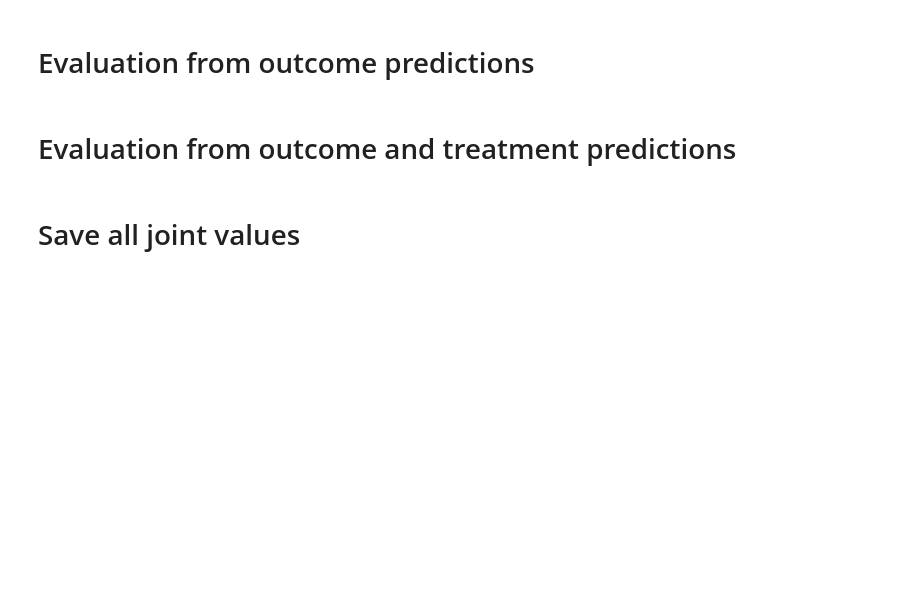
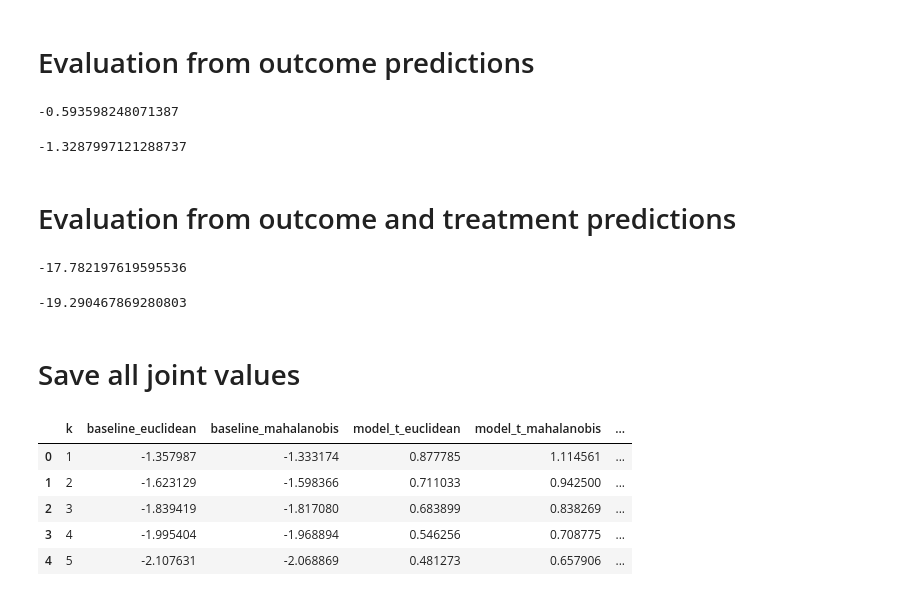
Before and after one commit to kalkairis/causal_inference_2018, a Jupyter notebook: src/kang_schafer.ipynb, the cells around one changed output. Saved outputs shown, nothing was run; the diff lists cells and outputs as text; code cells hidden in the pictures; blank space fills up the shorter version.

```diff
--- a/src/kang_schafer.ipynb
+++ b/src/kang_schafer.ipynb
@@ -45,34 +46,49 @@ KeyboardInterrupt:
 # %% [markdown]
 # Evaluation from outcome predictions
 # %%
-model_y_euclidean = calc_model_y_shap_matching(df, dist_func='euclidean', k=range(1,k+1))
+model_y_euclidean = calc_model_y_shap_matching(df, dist_func='euclidean', k=range(1,max_k+1))
 model_y_euclidean[0]
+# %% [output]
+-0.593598248071387
 # %%
-model_y_mahalanobis = calc_model_y_shap_matching(df, dist_func='mahalanobis', k=range(1,k+1))
+model_y_mahalanobis = calc_model_y_shap_matching(df, dist_func='mahalanobis', k=range(1,max_k+1))
 model_y_mahalanobis[0]
+# %% [output]
+-1.3287997121288737
 # %% [markdown]
 # Evaluation from outcome and treatment predictions
 # %%
 model_y_model_t_euclidean = calc_model_y_and_model_t_shap_matching(
-    df, combining_method='ratio', dist_func='euclidean', k=range(1,k+1))
+    df, combining_method='ratio', dist_func='euclidean', k=range(1,max_k+1))
 model_y_model_t_euclidean[0]
+# %% [output]
+-17.782197619595536
 # %%
 model_y_model_t_mahalanobis = calc_model_y_and_model_t_shap_matching(
-    df, combining_method='ratio', dist_func='mahalanobis', k=range(1,k+1))
+    df, combining_method='ratio', dist_func='mahalanobis', k=range(1,max_k+1))
 model_y_model_t_mahalanobis[0]
+# %% [output]
+-19.290467869280803
 # %% [markdown]
 # Save all joint values
 # %%
-joint_values = pd.DataFrame{'k':range(1, max_k+1),
+joint_values = pd.DataFrame({'k':range(1, max_k+1),
                             'baseline_euclidean':baseline_euclidean,
                             'baseline_mahalanobis':baseline_mahalanobis,
                             'model_t_euclidean':model_t_euclidean,
                             'model_t_mahalanobis':model_t_mahalanobis,
                             'model_y_euclidean':model_y_euclidean,
                             'model_y_mahalanobis':model_y_mahalanobis,
                             'model_y_model_t_euclidean':model_y_model_t_euclidean,
                             'model_y_model_t_mahalanobis':model_y_model_t_mahalanobis
-                           }
+                           })
 joint_values.head()
+# %% [output]
+|  | k | baseline_euclidean | baseline_mahalanobis | model_t_euclidean | model_t_mahalanobis | ... |
+| 0 | 1 | -1.357987 | -1.333174 | 0.877785 | 1.114561 | ... |
+| 1 | 2 | -1.623129 | -1.598366 | 0.711033 | 0.942500 | ... |
+| 2 | 3 | -1.839419 | -1.817080 | 0.683899 | 0.838269 | ... |
+| 3 | 4 | -1.995404 | -1.968894 | 0.546256 | 0.708775 | ... |
+| 4 | 5 | -2.107631 | -2.068869 | 0.481273 | 0.657906 | ... |
 # %%
 joint_values.to_csv('../Data/kang_schafer_outputs.csv')
```
Also changed, not shown: parts of 12 cells of this notebook, 2 other files.
